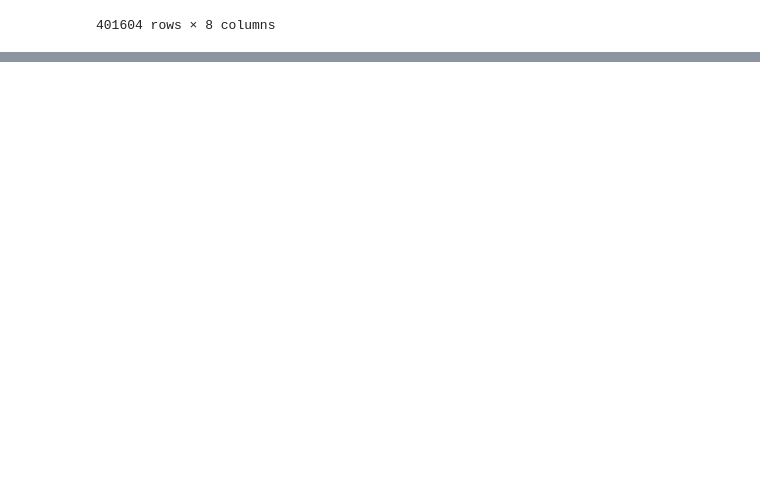
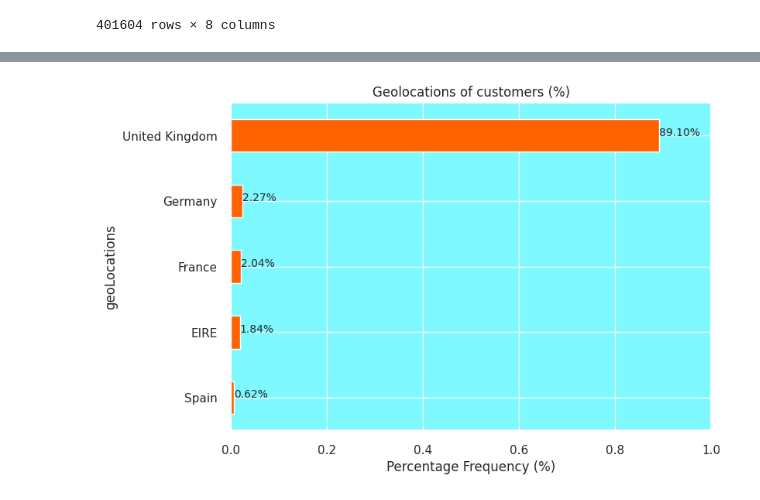
Before and after one commit to AMIdrissi/Recommendation-System, a Jupyter notebook: recommendationSystem.ipynb, the cells around one changed output, grey strips where cells are left out. Saved outputs shown, nothing was run; the diff lists cells and outputs as text; code cells hidden in the pictures; blank space fills up the shorter version.

```diff
--- a/recommendationSystem.ipynb
+++ b/recommendationSystem.ipynb
@@ -232,0 +689,26 @@ See the caveats in the documentation: https://pandas.pydata.org/pandas-docs/stab
+# %%
+# Extract day of week and hour from InvoiceDate
+df['Day_Of_Week'] = df['InvoiceDate'].dt.dayofweek
+df['Hour'] = df['InvoiceDate'].dt.hour
+
+# Calculate the average number of days between consecutive purchases
+# group by customers the invoiceDays and drop the differences that are not a number (i think)
+days_between_purchases = df.groupby('CustomerID')['InvoiceDay'].apply(lambda x: (x.diff().dropna()).apply(lambda y: y.days))
+average_days_between_purchases = days_between_purchases.groupby('CustomerID').mean().reset_index()
+average_days_between_purchases.rename(columns={'InvoiceDay': 'Average_Days_Between_Purchases'}, inplace=True)
+
+# Find the favorite shopping day of the week
+favorite_shopping_day = df.groupby(['CustomerID', 'Day_Of_Week']).size().reset_index(name='Count')
+favorite_shopping_day = favorite_shopping_day.loc[favorite_shopping_day.groupby('CustomerID')['Count'].idxmax()][['CustomerID', 'Day_Of_Week']]
+
+# Find the favorite shopping hour of the day
+favorite_shopping_hour = df.groupby(['CustomerID', 'Hour']).size().reset_index(name='Count')
+favorite_shopping_hour = favorite_shopping_hour.loc[favorite_shopping_hour.groupby('CustomerID')['Count'].idxmax()][['CustomerID', 'Hour']]
+
+# Merge the new features into the customer_data dataframe
+customer_data = pd.merge(customer_data, average_days_between_purchases, on='CustomerID')
+customer_data = pd.merge(customer_data, favorite_shopping_day, on='CustomerID')
+customer_data = pd.merge(customer_data, favorite_shopping_hour, on='CustomerID')
+
+# Display the first few rows of the customer_data dataframe
+customer_data.head()
@@ -232,0 +729,21 @@ See the caveats in the documentation: https://pandas.pydata.org/pandas-docs/stab
+# %%
+""" Since we don't know the list of countries we have in our dataSet ,
+it would be very helpful to know what they are and the exact percentage of customers for each one of them """
+
+# ? note: normalize=True helps give use the percentage of each feild
+customer_geo_loc = df['Country'].value_counts(normalize=True).head()
+
+customer_geo_loc.plot(kind='barh', color='#ff6200')
+
+# Plotting just to visualise
+for index, value in enumerate(customer_geo_loc):
+    plt.text(value, index, f'{(value*100):.2f}%', fontsize=10)
+
+plt.title('Geolocations of customers (%)')
+plt.xlabel('Percentage Frequency (%)')
+plt.xlim([0, 1])
+plt.ylabel('geoLocations')
+plt.gca().invert_yaxis()
+plt.show()
+# %% [output]
+[figure, added]
```
Also changed, not shown: parts of 101 cells of this notebook.
